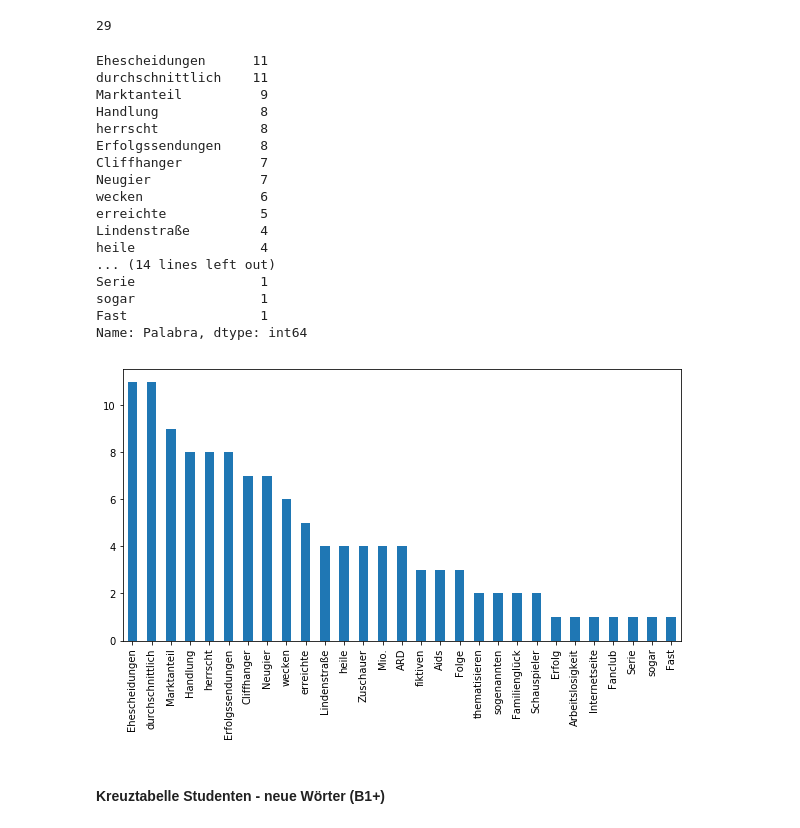
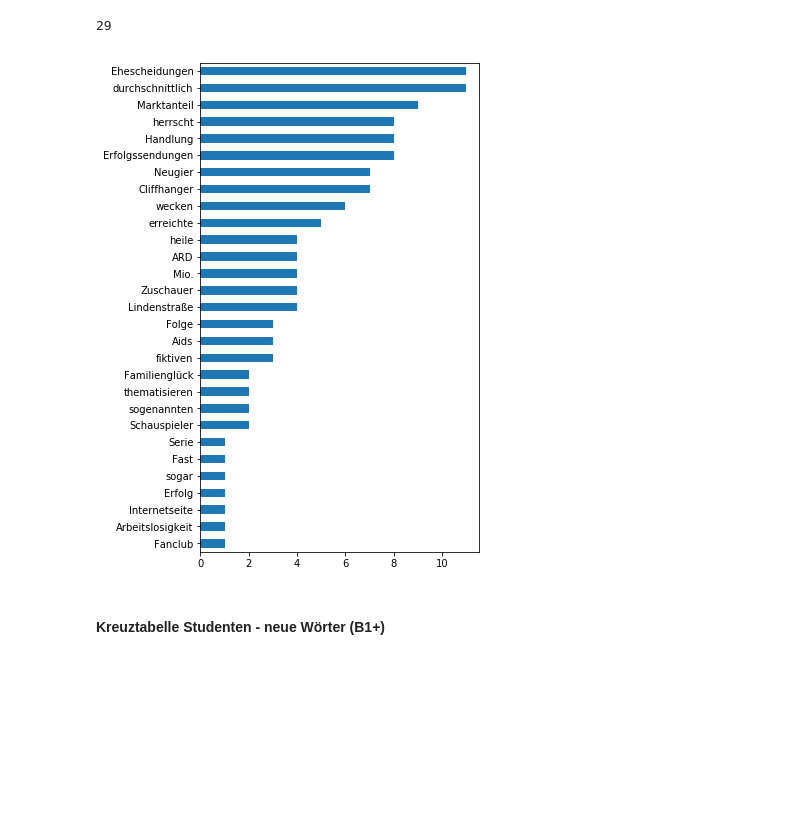
Before and after one commit to martinakienberger/Strategienanalyse_Voc, a Jupyter notebook: Datenanalyse_Voc_Salamanca.ipynb, the cells around one changed output. Cells and saved outputs as stored; diff of their text form; code cells hidden in the pictures; blank space fills up the shorter version.

```diff
--- a/Datenanalyse_Voc_Salamanca.ipynb
+++ b/Datenanalyse_Voc_Salamanca.ipynb
@@ -494,30 +467,10 @@ Im Fall der Gruppe B1+ haben alle Lernenden auch an der Online-Befragung teilgen
 len(B1.Palabra.unique())
 # %% [output]
 29
-# %%
-B1.Palabra.value_counts()
-# %% [output]
-Ehescheidungen      11
-durchschnittlich    11
-Marktanteil          9
-Handlung             8
-herrscht             8
-Erfolgssendungen     8
-Cliffhanger          7
-Neugier              7
-wecken               6
-erreichte            5
-Lindenstraße         4
-heile                4
-... (14 lines left out)
-Serie                1
-sogar                1
-Fast                 1
-Name: Palabra, dtype: int64
 # %%
-B1.Palabra.value_counts().plot(kind = 'bar', figsize = (10,5));
+B1.Palabra.value_counts(ascending = True).plot(kind = 'barh', figsize = (5,9));
 # %% [output]
-[figure, old version]
+[figure, new version]
 # %% [markdown]
 #### Kreuztabelle Studenten - neue Wörter (B1+)
 # %%
```
Also changed, not shown: parts of 75 cells of this notebook, 2 other files.
